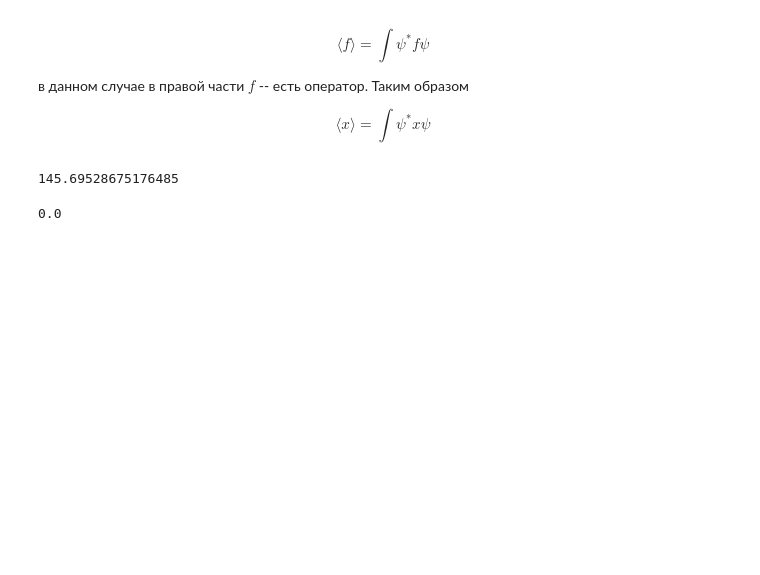
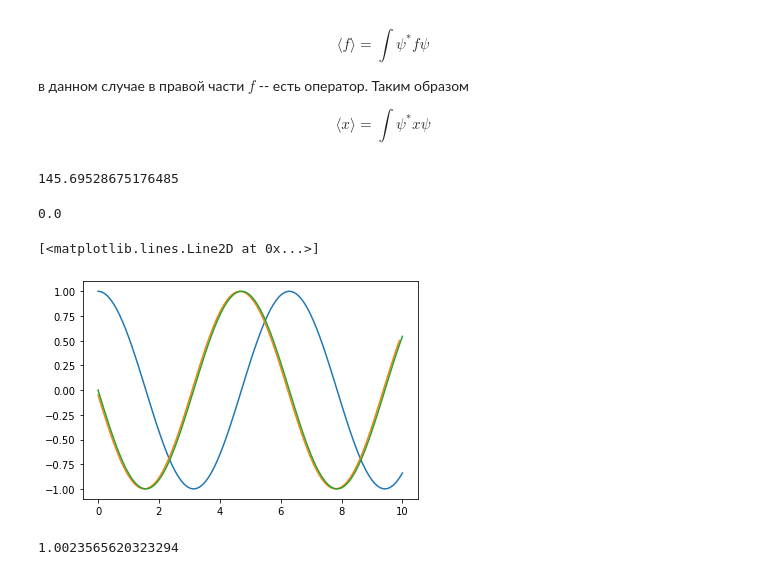
Before and after one commit to pavel-collab/Time-dependent-Schrodinger-equation, a Jupyter notebook: main.ipynb, the cells around one changed output. Saved outputs shown, nothing was run; the diff lists cells and outputs as text; code cells hidden in the pictures; blank space fills up the shorter version.

```diff
--- a/main.ipynb
+++ b/main.ipynb
@@ -166,5 +166,32 @@ X = integrate.simps(y, x_dense)
 print(X)
 # %% [output]
 0.0
+# %%
+'''
+Указание к использованию np.diff
+Забавная это все таки функция (я бы лучше написал)
+Во-первых, она режет исходный массив. Если вы даете ей на вход массив длины N, то на
+выход она возвращает массив N-1
+Во-вторых, она не делит на шаг сетки, а по-сути просто возвращает разницу между соседними значениями
+(подробнее смотри документацию)
+'''
+
+x, d_x = np.linspace(0, 10, 100, retstep=True)
+y = np.cos(x)
+plt.plot(x, y)
+y1 = np.diff(y, 1) / d_x
+plt.plot(x[:-1], y1)
+plt.plot(x, -np.sin(x))
+# %% [output]
+[<matplotlib.lines.Line2D at 0x...>]
+[figure, added]
+# %%
+operator_p2psi = -1j * (np.diff(psi.psi, 1) / dx)
+y = psi.psi.conjugate()[:-1] * operator_p2psi
+y = np.sqrt(y.real**2 + y.imag**2)
+X = integrate.simps(y, x_dense[:-1])
+print(X)
+# %% [output]
+1.0023565620323294
 # %%
 psi.PsiTimeEvolute()
```
Also changed, not shown: parts of 1 cell of this notebook.
